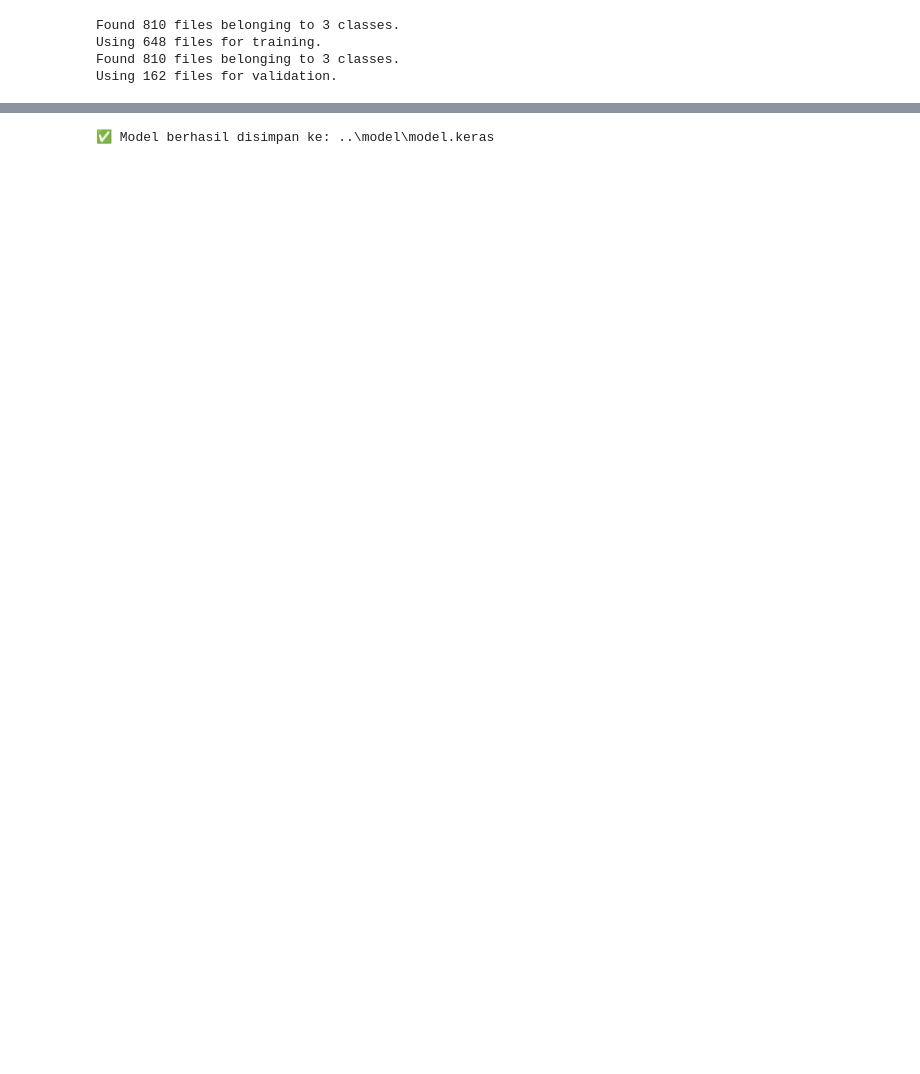
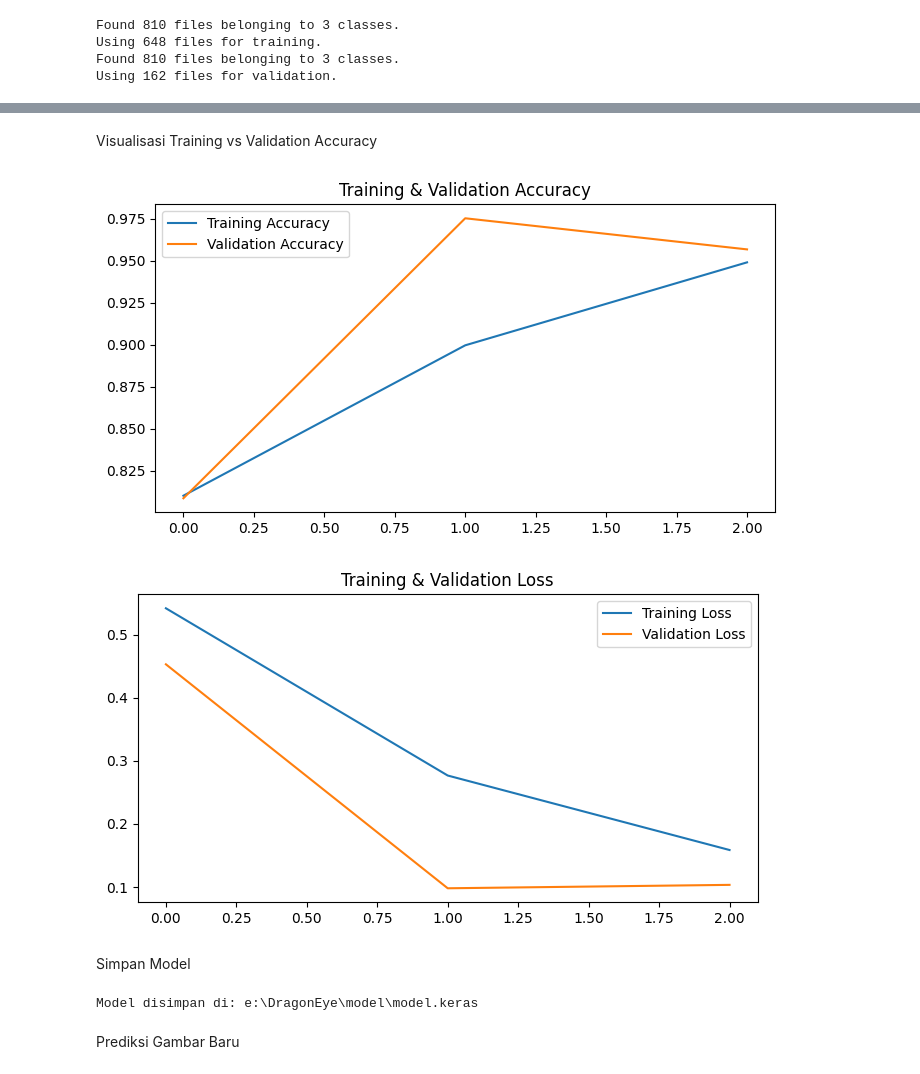
Before and after one commit to DevMossTeam/DragonFruit_Grading, a Jupyter notebook: model/train_model.ipynb, the cells around one changed output, grey strips where cells are left out. Drawn from its saved outputs; the diff is of its cells as text; code cells hidden in the pictures; blank space fills up the shorter version.

Commit message:
Modified tens model

```diff
--- a/model/train_model.ipynb
+++ b/model/train_model.ipynb
@@ -14,7 +12,12 @@ img_width = 150
 # %%
+data_dir = pathlib.Path("../dataset")
+
+batch_size = 32
+img_height = 150
+img_width = 150
 
 train_ds = tf.keras.utils.image_dataset_from_directory(
-    base_dir,
+    data_dir,
     validation_split=0.2,
     subset="training",
     seed=123,
@@ -23,13 +26,17 @@ train_ds = tf.keras.utils.image_dataset_from_directory(
 )
 
 val_ds = tf.keras.utils.image_dataset_from_directory(
-    base_dir,
+    data_dir,
     validation_split=0.2,
     subset="validation",
     seed=123,
     image_size=(img_height, img_width),
     batch_size=batch_size
 )
+
+normalization_layer = layers.Rescaling(1./255)
+train_ds = train_ds.map(lambda x, y: (normalization_layer(x), y))
+val_ds   = val_ds.map(lambda x, y: (normalization_layer(x), y))
 # %% [output]
 Found 810 files belonging to 3 classes.
 Using 648 files for training.
@@ -73,5 +81,4 @@ model = models.Sequential([
 # %%
-
 early_stop = callbacks.EarlyStopping(monitor='val_accuracy', patience=5, restore_best_weights=True)
 
 target_acc = callbacks.EarlyStopping(
@@ -83,7 +90,9 @@ target_acc = callbacks.EarlyStopping(
 )
 
 callbacks_list = [early_stop, target_acc]
-
-model.compile(optimizer='adam',
-              loss='sparse_categorical_crossentropy',
-              metrics=['accuracy'])
+# %%
+model.compile(
+    optimizer='adam',
+    loss='sparse_categorical_crossentropy',
+    metrics=['accuracy']
+)
@@ -111,8 +115,36 @@ Epoch 6/30
-# %%
-
-output_model_path = pathlib.Path("../model/model.keras")
-os.makedirs(output_model_path.parent, exist_ok=True)
-model.save(output_model_path)
-print(f"✅ Model berhasil disimpan ke: {output_model_path}")
-# %% [output]
-✅ Model berhasil disimpan ke: ..\model\model.keras
+# %% [markdown]
+Visualisasi Training vs Validation Accuracy
+# %%
+import matplotlib.pyplot as plt
+
+acc = history.history['accuracy']
+val_acc = history.history['val_accuracy']
+loss = history.history['loss']
+val_loss = history.history['val_loss']
+
+plt.figure(figsize=(8,4))
+plt.plot(acc, label='Training Accuracy')
+plt.plot(val_acc, label='Validation Accuracy')
+plt.legend()
+plt.title('Training & Validation Accuracy')
+plt.show()
+
+plt.figure(figsize=(8,4))
+plt.plot(loss, label='Training Loss')
+plt.plot(val_loss, label='Validation Loss')
+plt.legend()
+plt.title('Training & Validation Loss')
+plt.show()
+# %% [output]
+[figure, added]
+[figure, added]
+# %% [markdown]
+Simpan Model
+# %%
+save_path = os.path.join(os.getcwd(), "model.keras")
+model.save(save_path)
+print(f"Model disimpan di: {save_path}")
+# %% [output]
+Model disimpan di: e:\DragonEye\model\model.keras
+# %% [markdown]
+Prediksi Gambar Baru
```
Also changed, not shown: parts of 11 cells of this notebook, 1 other file.
